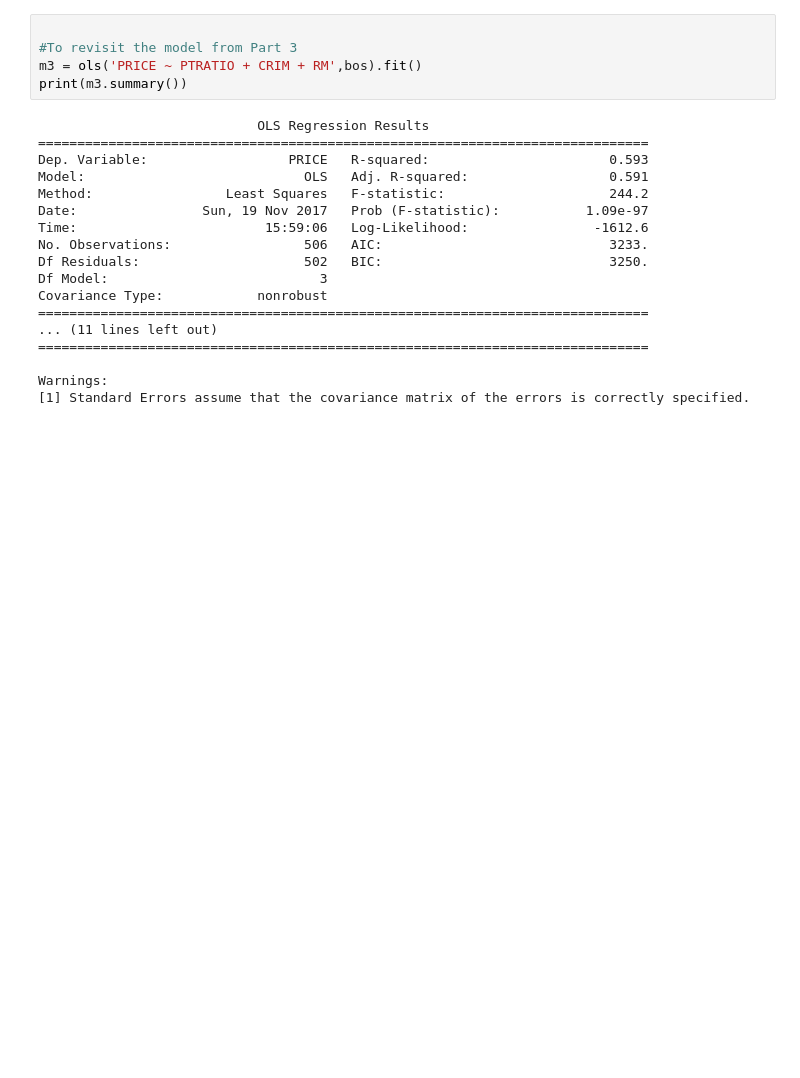
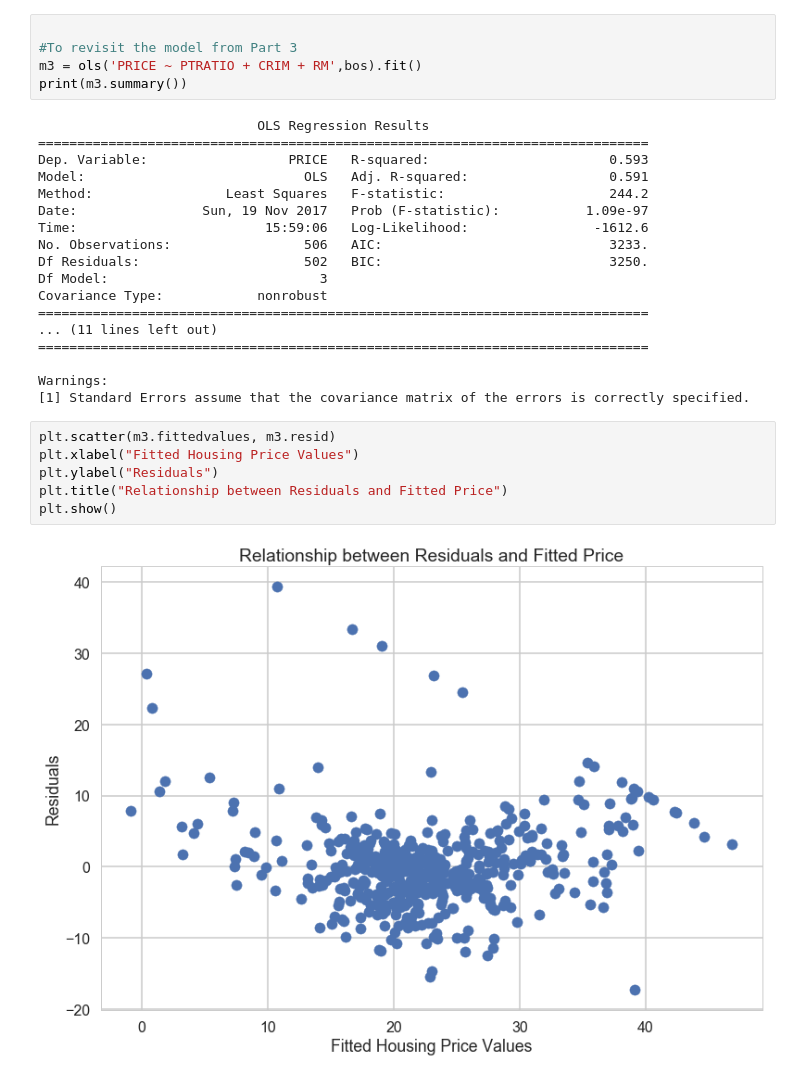
Before and after one commit to bouncebarkrun/Springboard-Data-Science-Career-Track, a Jupyter notebook: MiniProjects/linear_regression/Mini_Project_Linear_Regression.ipynb, the cells around one changed output. Cells and saved outputs as stored; diff of their text form; blank space fills up the shorter version.

```diff
--- a/MiniProjects/linear_regression/Mini_Project_Linear_Regression.ipynb
+++ b/MiniProjects/linear_regression/Mini_Project_Linear_Regression.ipynb
@@ -894,3 +894,11 @@ Covariance Type:            nonrobust
 
 Warnings:
 [1] Standard Errors assume that the covariance matrix of the errors is correctly specified.
+# %%
+plt.scatter(m3.fittedvalues, m3.resid)
+plt.xlabel("Fitted Housing Price Values")
+plt.ylabel("Residuals")
+plt.title("Relationship between Residuals and Fitted Price")
+plt.show()
+# %% [output]
+[figure, added]
```
Also changed, not shown: parts of 7 cells of this notebook.
